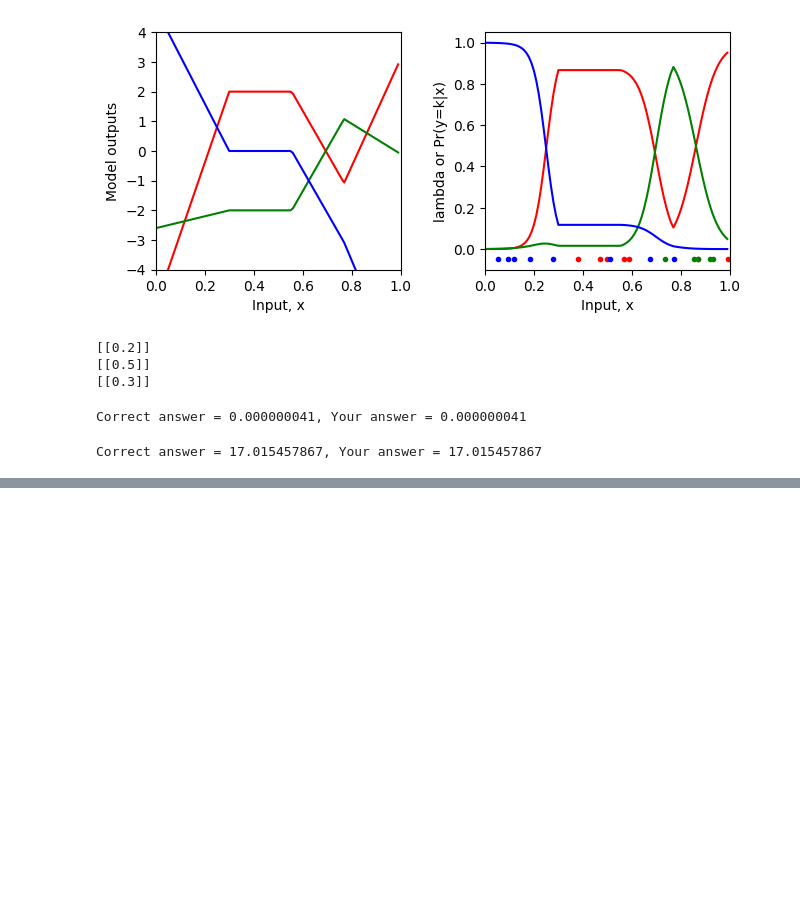
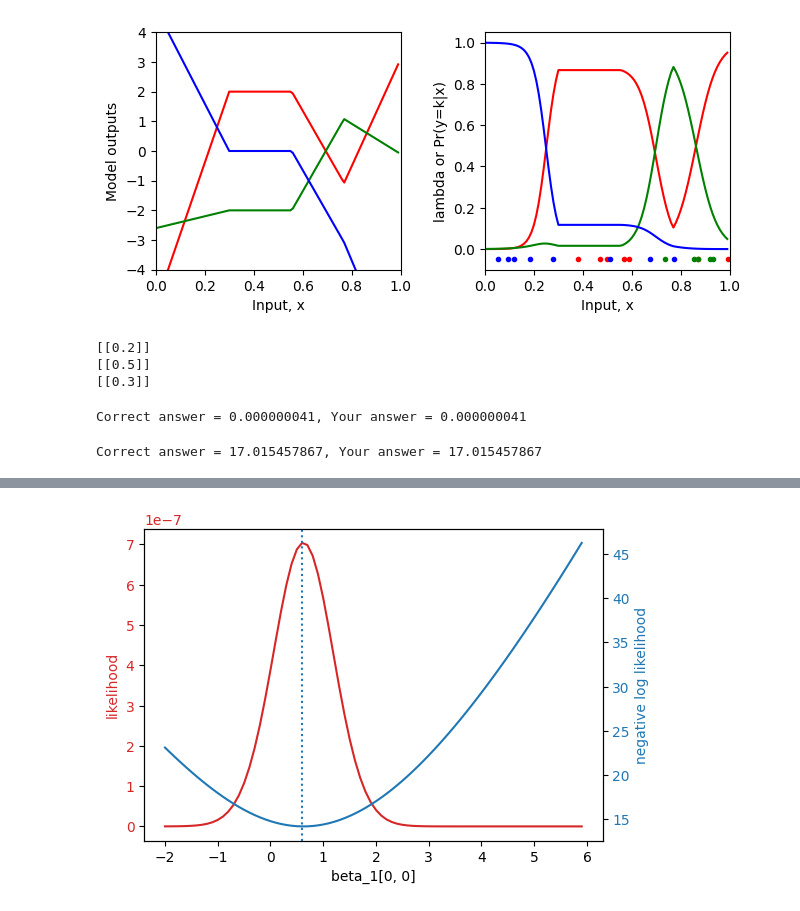
Before and after one commit to Saransh-Basu-01/Understanding-Deep-learning-, a Jupyter notebook: Chapter_5_Loss_Functions.ipynb, the cells around one changed output, grey strips where cells are left out. Cells and saved outputs as stored; diff of their text form; code cells hidden in the pictures; blank space fills up the shorter version.

```diff
--- a/Chapter_5_Loss_Functions.ipynb
+++ b/Chapter_5_Loss_Functions.ipynb
@@ -742,0 +773,23 @@ Correct answer = 17.015457867, Your answer = 17.015457867
+# %%
+# Now let's plot the likelihood and negative log likelihood as a function of the value of the offset beta1
+fig, ax = plt.subplots()
+fig.tight_layout(pad=5.0)
+likelihood_color = 'tab:red'
+nll_color = 'tab:blue'
+
+
+ax.set_xlabel('beta_1[0, 0]')
+ax.set_ylabel('likelihood', color = likelihood_color)
+ax.plot(beta_1_vals, likelihoods, color = likelihood_color)
+ax.tick_params(axis='y', labelcolor=likelihood_color)
+
+ax1 = ax.twinx()
+ax1.plot(beta_1_vals, nlls, color = nll_color)
+ax1.set_ylabel('negative log likelihood', color = nll_color)
+ax1.tick_params(axis='y', labelcolor = nll_color)
+
+plt.axvline(x = beta_1_vals[np.argmax(likelihoods)], linestyle='dotted')
+
+plt.show()
+# %% [output]
+[figure, added]
```
Also changed, not shown: parts of 2 cells of this notebook.
